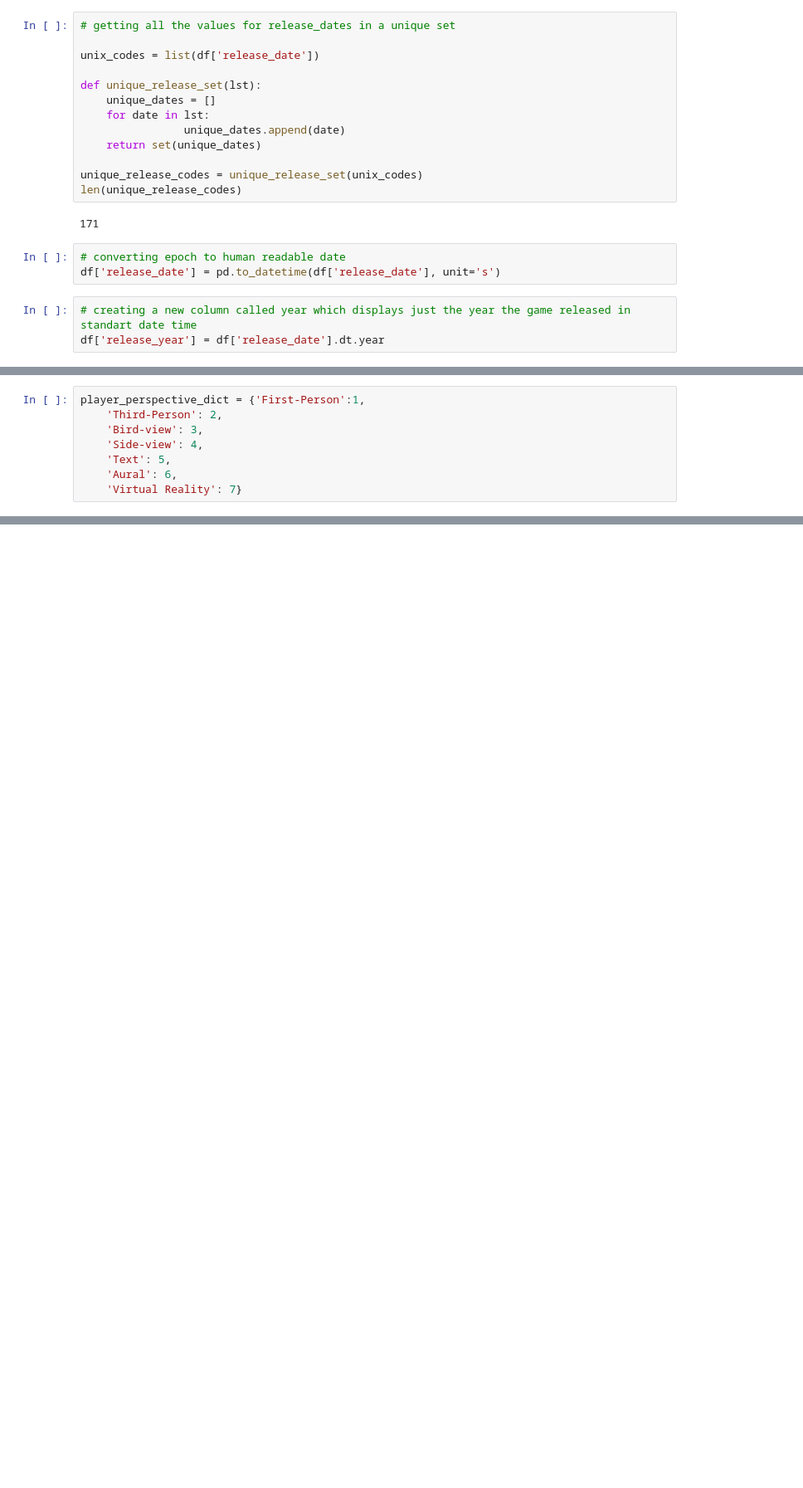
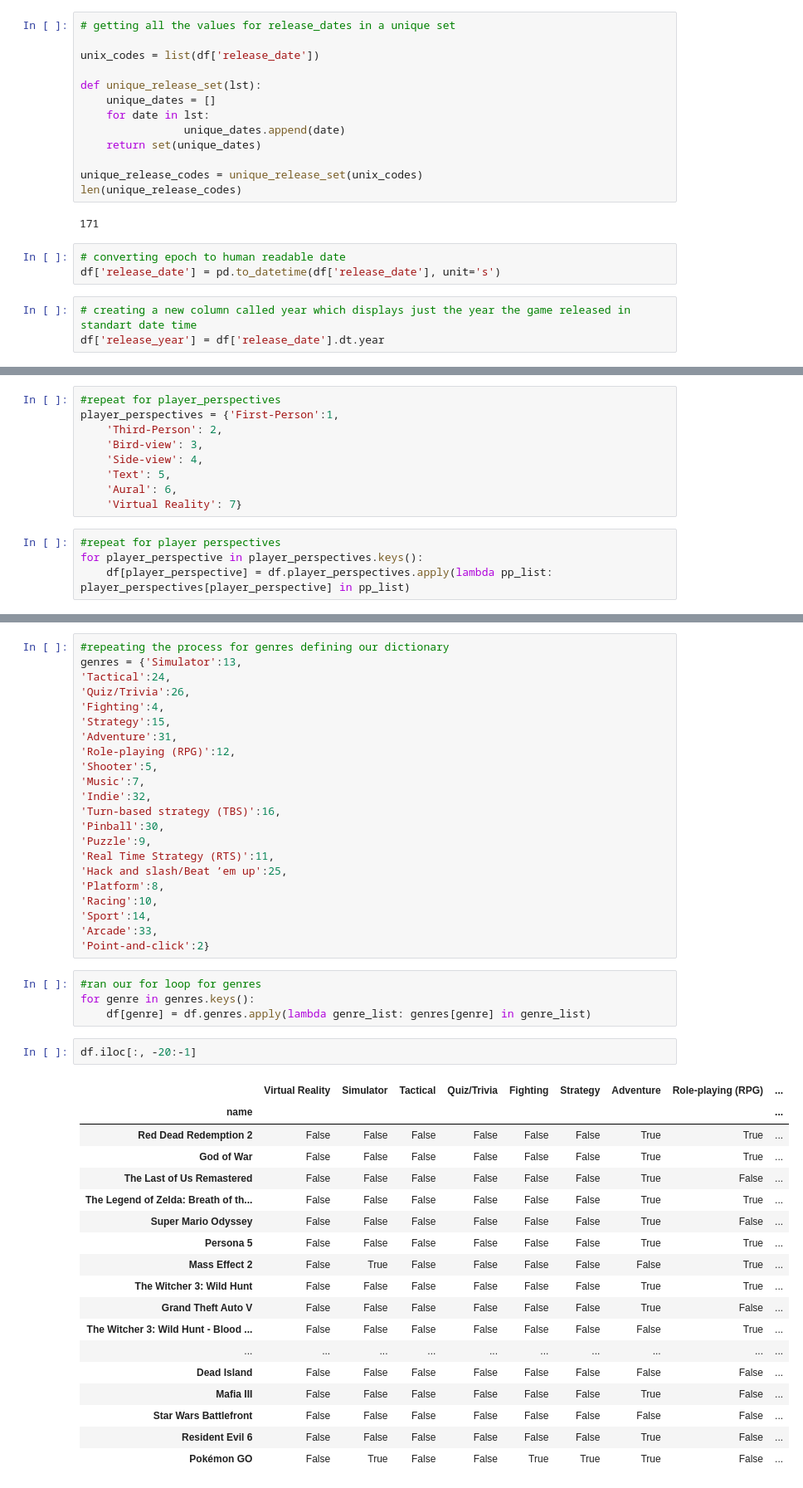
Before and after one commit to Judahesses/IGDB-Project-1, a Jupyter notebook: igdb-project-1.ipynb, the cells around one changed output, grey strips where cells are left out. Shown at 83% size. Drawn from its saved outputs; the diff is of its cells as text; blank space fills up the shorter version.

```diff
--- a/igdb-project-1.ipynb
+++ b/igdb-project-1.ipynb
@@ -200,8 +296,13 @@ themes= {'Action':1,
 # %%
-player_perspective_dict = {'First-Person':1,
+#repeat for player_perspectives
+player_perspectives = {'First-Person':1,
     'Third-Person': 2,
     'Bird-view': 3,
     'Side-view': 4,
     'Text': 5,
     'Aural': 6,
     'Virtual Reality': 7}
+# %%
+#repeat for player perspectives
+for player_perspective in player_perspectives.keys():
+    df[player_perspective] = df.player_perspectives.apply(lambda pp_list: player_perspectives[player_perspective] in pp_list)
@@ -207,0 +351,47 @@ player_perspective_dict = {'First-Person':1,
+# %%
+#repeating the process for genres defining our dictionary
+genres = {'Simulator':13,
+'Tactical':24,
+'Quiz/Trivia':26,
+'Fighting':4,
+'Strategy':15,
+'Adventure':31,
+'Role-playing (RPG)':12,
+'Shooter':5,
+'Music':7,
+'Indie':32,
+'Turn-based strategy (TBS)':16,
+'Pinball':30,
+'Puzzle':9,
+'Real Time Strategy (RTS)':11,
+'Hack and slash/Beat ’em up':25,
+'Platform':8,
+'Racing':10,
+'Sport':14,
+'Arcade':33,
+'Point-and-click':2}
+# %%
+#ran our for loop for genres
+for genre in genres.keys():
+    df[genre] = df.genres.apply(lambda genre_list: genres[genre] in genre_list)
+# %%
+df.iloc[:, -20:-1]
+# %% [output]
+|  | Virtual Reality | Simulator | Tactical | Quiz/Trivia | Fighting | Strategy | Adventure | Role-playing (RPG) | ... |
+| name |  |  |  |  |  |  |  |  | ... |
+| Red Dead Redemption 2 | False | False | False | False | False | False | True | True | ... |
+| God of War | False | False | False | False | False | False | True | True | ... |
+| The Last of Us Remastered | False | False | False | False | False | False | True | False | ... |
+| The Legend of Zelda: Breath of th... | False | False | False | False | False | False | True | True | ... |
+| Super Mario Odyssey | False | False | False | False | False | False | True | False | ... |
+| Persona 5 | False | False | False | False | False | False | True | True | ... |
+| Mass Effect 2 | False | True | False | False | False | False | False | True | ... |
+| The Witcher 3: Wild Hunt | False | False | False | False | False | False | True | True | ... |
+| Grand Theft Auto V | False | False | False | False | False | False | True | False | ... |
+| The Witcher 3: Wild Hunt - Blood ... | False | False | False | False | False | False | False | True | ... |
+| ... | ... | ... | ... | ... | ... | ... | ... | ... | ... |
+| Dead Island | False | False | False | False | False | False | False | False | ... |
+| Mafia III | False | False | False | False | False | False | True | False | ... |
+| Star Wars Battlefront | False | False | False | False | False | False | False | False | ... |
+| Resident Evil 6 | False | False | False | False | False | False | True | False | ... |
+| Pokémon GO | False | True | False | False | True | True | True | False | ... |
```
Also changed, not shown: parts of 28 cells of this notebook.
